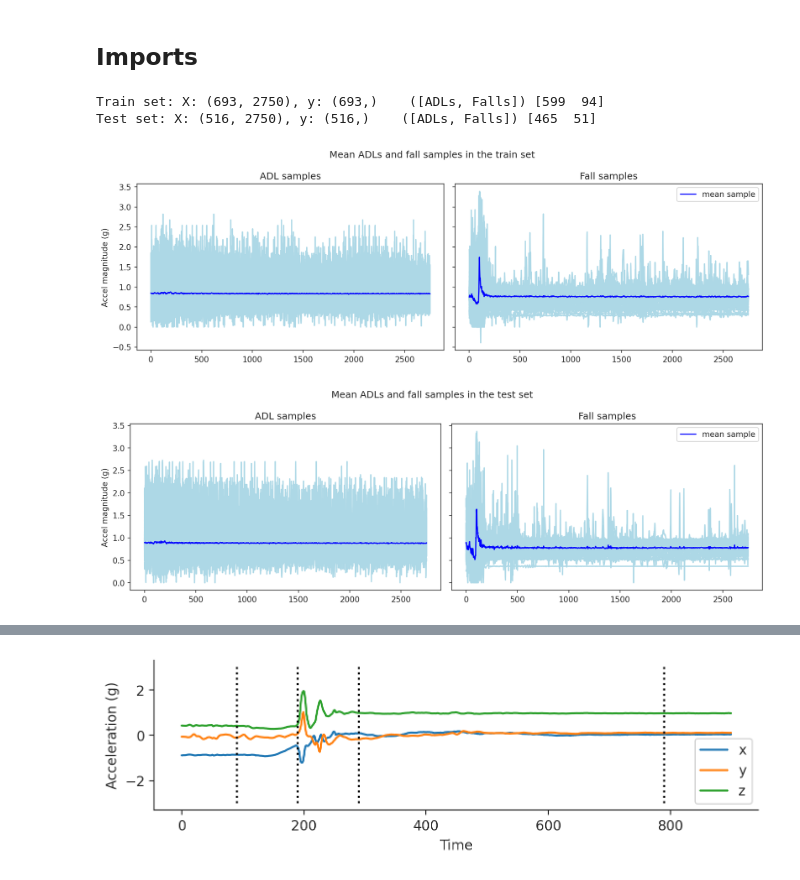
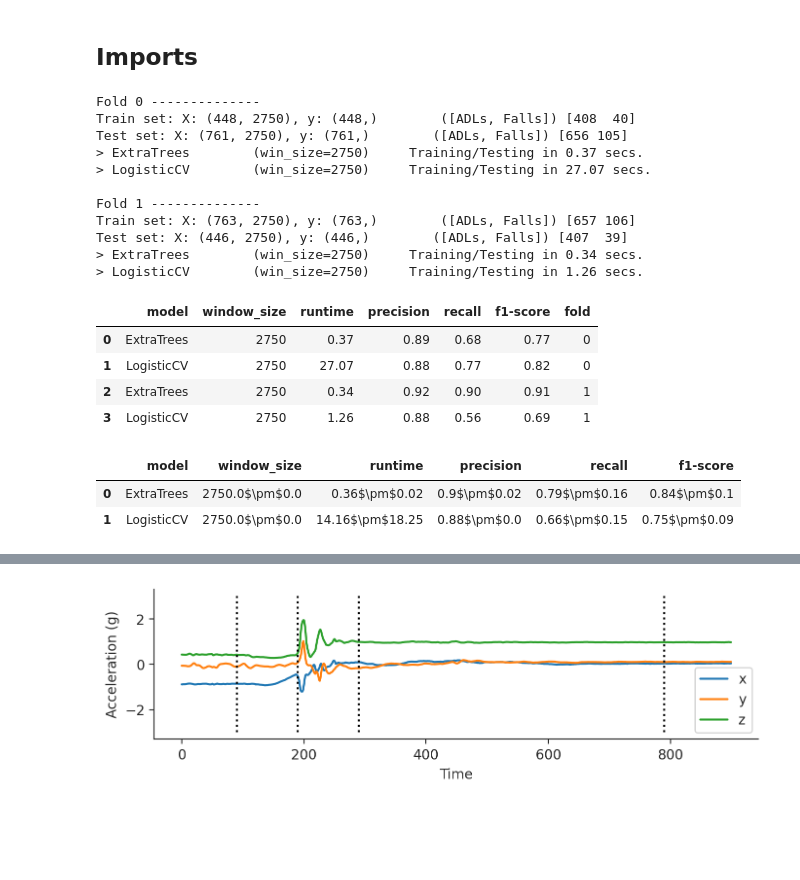
Before and after one commit to mlgig/ts_fall_detection, a Jupyter notebook: farseeing_evaluation.ipynb, the cells around one changed output, grey strips where cells are left out. Cells and saved outputs as stored; diff of their text form; code cells hidden in the pictures; blank space fills up the shorter version.

```diff
--- a/farseeing_evaluation.ipynb
+++ b/farseeing_evaluation.ipynb
@@ -13,7 +13,26 @@ from scripts import farseeing, classifiers, utils
-# %%
-X_train, y_train, X_test, y_test, accel = farseeing.train_test_subjects_split()
-# %% [output]
-Train set: X: (693, 2750), y: (693,)    ([ADLs, Falls]) [599  94]
-Test set: X: (516, 2750), y: (516,)    ([ADLs, Falls]) [465  51]
-[figure, removed]
-[figure, removed]
+# %%
+df, mean, aggr = classifiers.cross_validate(farseeing, models_subset=['ExtraTrees', 'LogisticCV'], cv=2)
+df
+# %% [output]
+Fold 0 --------------
+Train set: X: (448, 2750), y: (448,)        ([ADLs, Falls]) [408  40]
+Test set: X: (761, 2750), y: (761,)        ([ADLs, Falls]) [656 105]
+> ExtraTrees        (win_size=2750)     Training/Testing in 0.37 secs.
+> LogisticCV        (win_size=2750)     Training/Testing in 27.07 secs.
+
+Fold 1 --------------
+Train set: X: (763, 2750), y: (763,)        ([ADLs, Falls]) [657 106]
+Test set: X: (446, 2750), y: (446,)        ([ADLs, Falls]) [407  39]
+> ExtraTrees        (win_size=2750)     Training/Testing in 0.34 secs.
+> LogisticCV        (win_size=2750)     Training/Testing in 1.26 secs.
+|  | model | window_size | runtime | precision | recall | f1-score | fold |
+| 0 | ExtraTrees | 2750 | 0.37 | 0.89 | 0.68 | 0.77 | 0 |
+| 1 | LogisticCV | 2750 | 27.07 | 0.88 | 0.77 | 0.82 | 0 |
+| 2 | ExtraTrees | 2750 | 0.34 | 0.92 | 0.90 | 0.91 | 1 |
+| 3 | LogisticCV | 2750 | 1.26 | 0.88 | 0.56 | 0.69 | 1 |
+# %%
+aggr
+# %% [output]
+|  | model | window_size | runtime | precision | recall | f1-score |
+| 0 | ExtraTrees | 2750.0$\pm$0.0 | 0.36$\pm$0.02 | 0.9$\pm$0.02 | 0.79$\pm$0.16 | 0.84$\pm$0.1 |
+| 1 | LogisticCV | 2750.0$\pm$0.0 | 14.16$\pm$18.25 | 0.88$\pm$0.0 | 0.66$\pm$0.15 | 0.75$\pm$0.09 |
```
Also changed, not shown: parts of 6 cells of this notebook, 7 other files.
